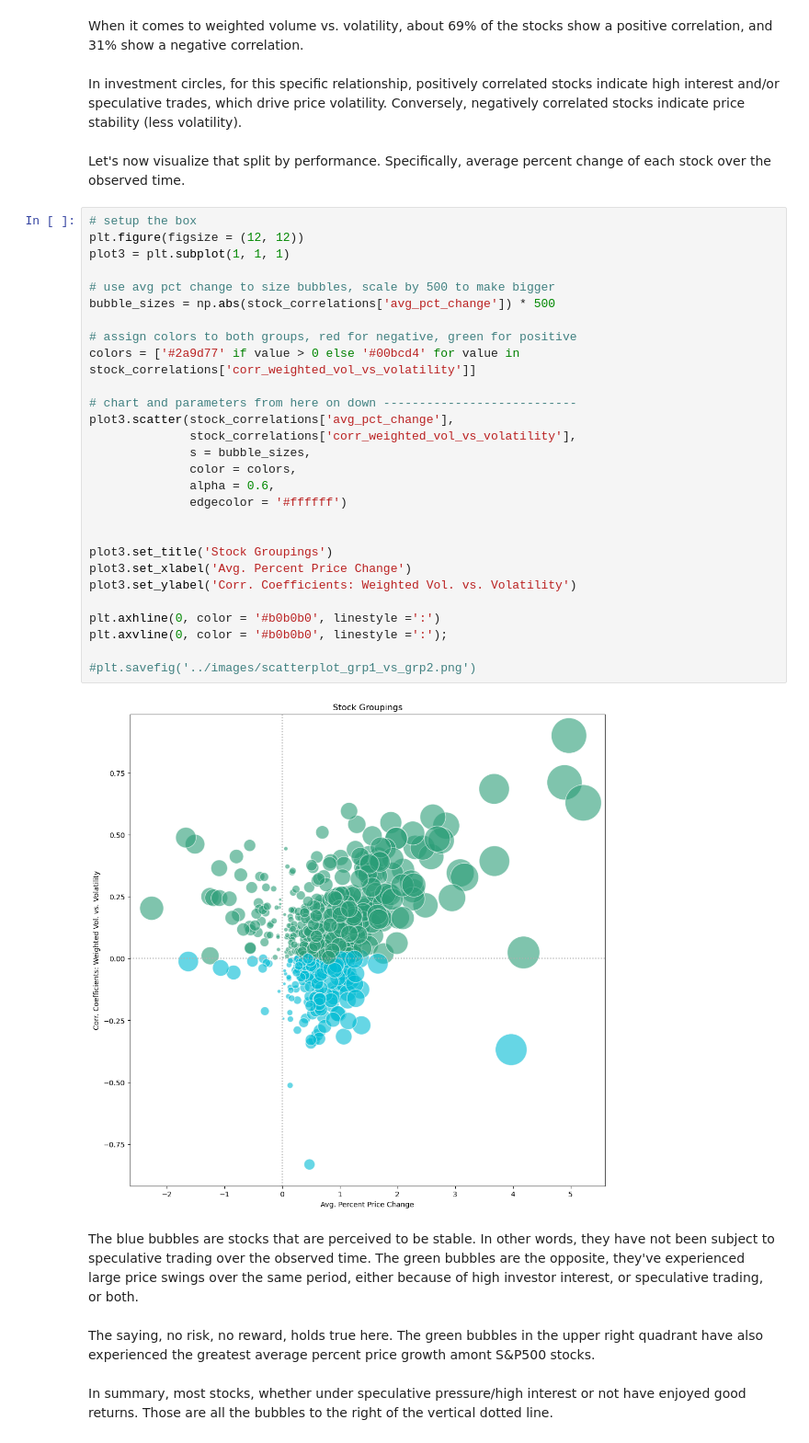
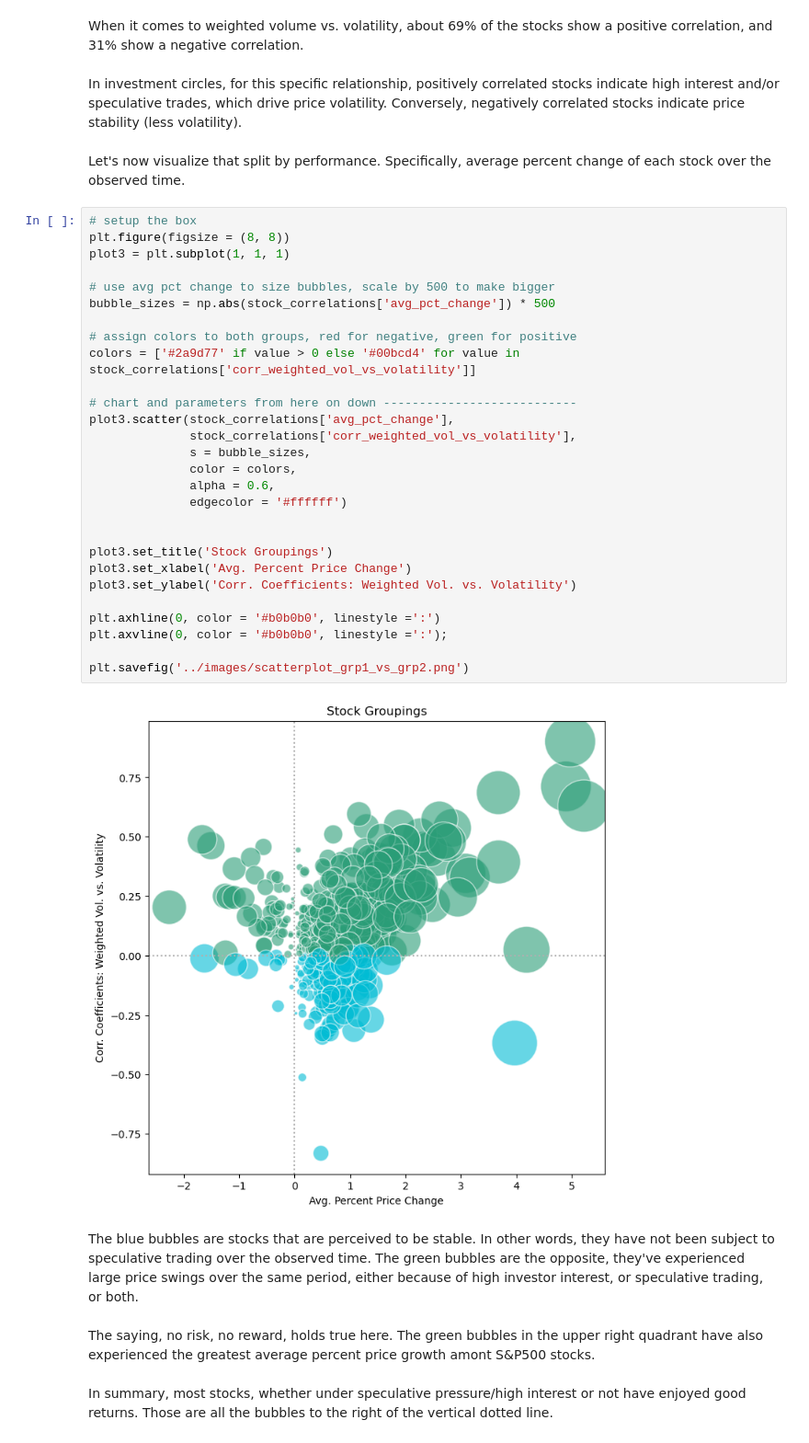
Before and after one commit to Aditya-Mahajan-02/Stocks_and_Portfolios, a Jupyter notebook: notebooks/02_EDA_and_Visualizations_Stocks.ipynb, the cells around one changed output. Shown at 92% size. Saved outputs shown, nothing was run; the diff lists cells and outputs as text.

```diff
--- a/notebooks/02_EDA_and_Visualizations_Stocks.ipynb
+++ b/notebooks/02_EDA_and_Visualizations_Stocks.ipynb
@@ -481,34 +481,34 @@ In investment circles, for this specific relationship, positively correlated sto
 Let's now visualize that split by performance. Specifically, average percent change of each stock over the observed time.
 # %%
 # setup the box
-plt.figure(figsize = (12, 12))
+plt.figure(figsize = (8, 8))
 plot3 = plt.subplot(1, 1, 1)
 
 # use avg pct change to size bubbles, scale by 500 to make bigger
 bubble_sizes = np.abs(stock_correlations['avg_pct_change']) * 500
 
 # assign colors to both groups, red for negative, green for positive
 colors = ['#2a9d77' if value > 0 else '#00bcd4' for value in stock_correlations['corr_weighted_vol_vs_volatility']]
 
 # chart and parameters from here on down ---------------------------
 plot3.scatter(stock_correlations['avg_pct_change'],
               stock_correlations['corr_weighted_vol_vs_volatility'],
               s = bubble_sizes,
               color = colors,
               alpha = 0.6,
               edgecolor = '#ffffff')
 
 
 plot3.set_title('Stock Groupings')
 plot3.set_xlabel('Avg. Percent Price Change')
 plot3.set_ylabel('Corr. Coefficients: Weighted Vol. vs. Volatility')
 
 plt.axhline(0, color = '#b0b0b0', linestyle =':')
 plt.axvline(0, color = '#b0b0b0', linestyle =':');
 
-#plt.savefig('../images/scatterplot_grp1_vs_grp2.png')
+plt.savefig('../images/scatterplot_grp1_vs_grp2.png')
 # %% [output]
-[figure, old version]
+[figure, new version]
 # %% [markdown]
 The blue bubbles are stocks that are perceived to be stable.  In other words, they have not been subject to speculative trading over the observed time.  The green bubbles are the opposite, they've experienced large price swings over the same period, either because of high investor interest, or speculative trading, or both.<br><br>
 The saying, no risk, no reward, holds true here.  The green bubbles in the upper right quadrant have also experienced the greatest average percent price growth amont S&P500 stocks.<br><br>
```
